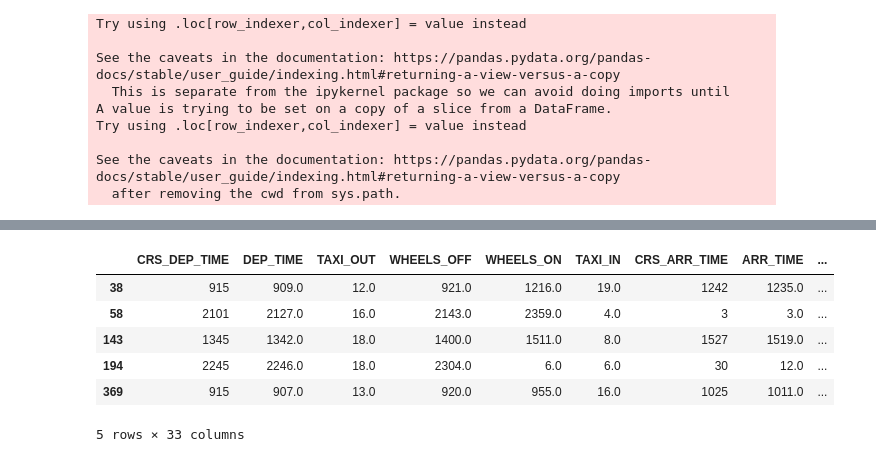
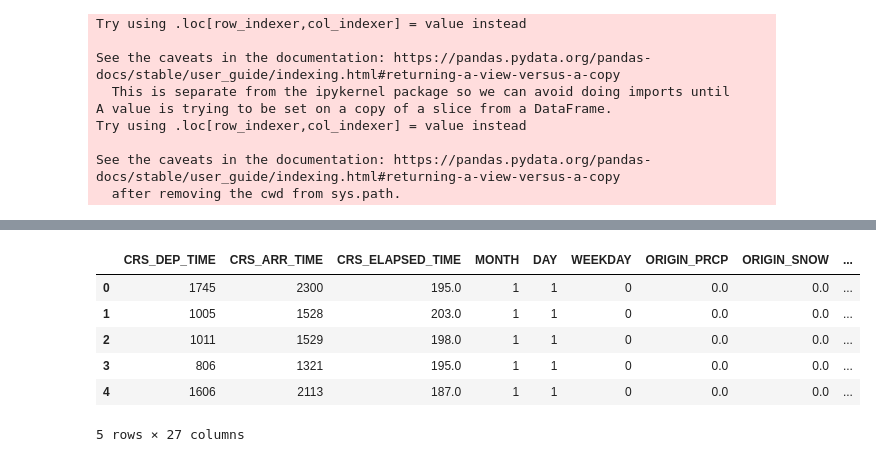
Before and after one commit to shriparna/FlightAhead, a Jupyter notebook: code/FlightDataPrepAjay.ipynb, the cells around one changed output, grey strips where cells are left out. Drawn from its saved outputs; the diff is of its cells as text; code cells hidden in the pictures.

```diff
--- a/code/FlightDataPrepAjay.ipynb
+++ b/code/FlightDataPrepAjay.ipynb
@@ -104,0 +152,3 @@ application_df_top10.head()
+# %%
+flight_data_df1=flight_data_df1.rename(columns={'PRCP':'DEST_PRCP', 'SNOW':'DEST_SNOW','SNWD':'DEST_SNWD'})
+flight_data_df1.head()
@@ -104,0 +163,3 @@ application_df_top10.head()
+# %%
+flight_data_df1=flight_data_df1.drop(["AIRPORT CODE_x","DATE_x","AIRPORT CODE_y","DATE_y"],axis=1)
+flight_data_df1.head()
@@ -105,4 +174,4 @@ application_df_top10.head()
 # %%
-flight_data_df = application_df_top10.drop(["FL_DATE","OP_CARRIER_FL_NUM","CANCELLATION_CODE", "DEP_DELAY", "ARR_DELAY", "LATE_AIRCRAFT_DELAY","NAS_DELAY","Unnamed: 27"],axis=1)
+flight_data_df = flight_data_df1.drop(["OP_CARRIER_FL_NUM","CANCELLATION_CODE","Unnamed: 27"],axis=1)
 flight_data_df.head()
 # %% [output]
@@ -167,0 +230,2 @@ flight_data_df.head()
+# %%
+flight_data_df = flight_data_df.drop(["FL_DATE","DEP_DELAY", "ARR_DELAY","DEP_TIME","ARR_TIME","AIR_TIME","ACTUAL_ELAPSED_TIME","DISTANCE","WHEELS_ON","WHEELS_OFF","TAXI_IN","TAXI_OUT","LATE_AIRCRAFT_DELAY","NAS_DELAY","CARRIER_DELAY","WEATHER_DELAY","SECURITY_DELAY"],axis=1)
@@ -176,17 +248,17 @@ Index(['OP_CARRIER', 'ORIGIN', 'DEST', 'CRS_DEP_TIME', 'DEP_TIME', 'TAXI_OUT',
       dtype='object')
 # %%
 # Convert categorical data to numeric with `pd.get_dummies`
-X = flight_data_df.drop(columns=['CANCELLED','DIVERTED'])
+X = flight_data_df.drop(columns=['CANCELLED','DIVERTED','DELAY'])
 X = pd.get_dummies(X)
 X.head()
 # %% [output]
-|  | CRS_DEP_TIME | DEP_TIME | TAXI_OUT | WHEELS_OFF | WHEELS_ON | TAXI_IN | CRS_ARR_TIME | ARR_TIME | ... |
-| 38 | 915 | 909.0 | 12.0 | 921.0 | 1216.0 | 19.0 | 1242 | 1235.0 | ... |
-| 58 | 2101 | 2127.0 | 16.0 | 2143.0 | 2359.0 | 4.0 | 3 | 3.0 | ... |
-| 143 | 1345 | 1342.0 | 18.0 | 1400.0 | 1511.0 | 8.0 | 1527 | 1519.0 | ... |
-| 194 | 2245 | 2246.0 | 18.0 | 2304.0 | 6.0 | 6.0 | 30 | 12.0 | ... |
-| 369 | 915 | 907.0 | 13.0 | 920.0 | 955.0 | 16.0 | 1025 | 1011.0 | ... |
+|  | CRS_DEP_TIME | CRS_ARR_TIME | CRS_ELAPSED_TIME | MONTH | DAY | WEEKDAY | ORIGIN_PRCP | ORIGIN_SNOW | ... |
+| 0 | 1745 | 2300 | 195.0 | 1 | 1 | 0 | 0.0 | 0.0 | ... |
+| 1 | 1005 | 1528 | 203.0 | 1 | 1 | 0 | 0.0 | 0.0 | ... |
+| 2 | 1011 | 1529 | 198.0 | 1 | 1 | 0 | 0.0 | 0.0 | ... |
+| 3 | 806 | 1321 | 195.0 | 1 | 1 | 0 | 0.0 | 0.0 | ... |
+| 4 | 1606 | 2113 | 187.0 | 1 | 1 | 0 | 0.0 | 0.0 | ... |
-5 rows × 33 columns
+5 rows × 27 columns
 # %%
 list(X.columns)
 # %% [output]
```
Also changed, not shown: parts of 40 cells of this notebook, 4 other files.
